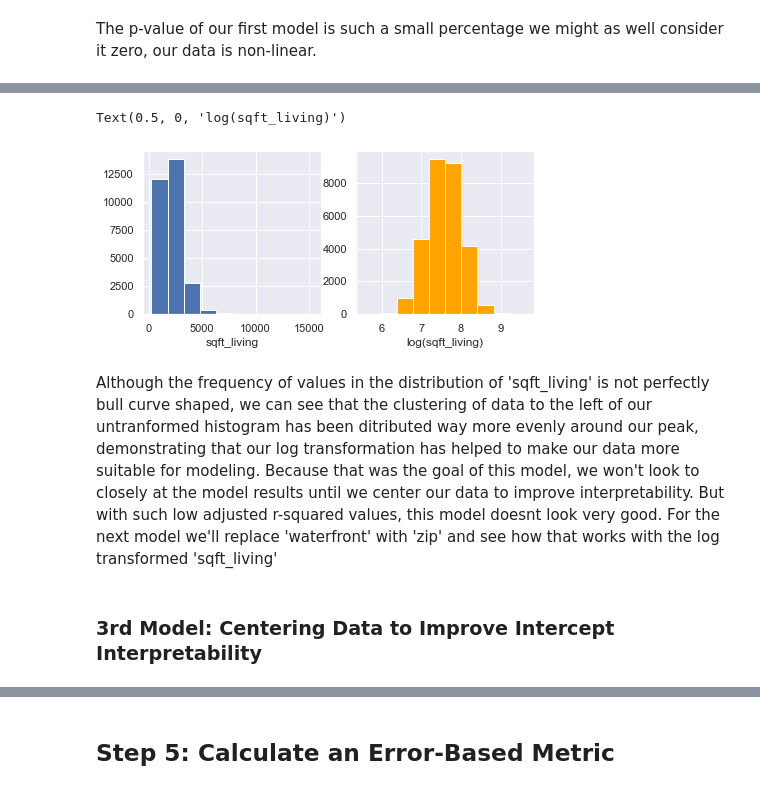
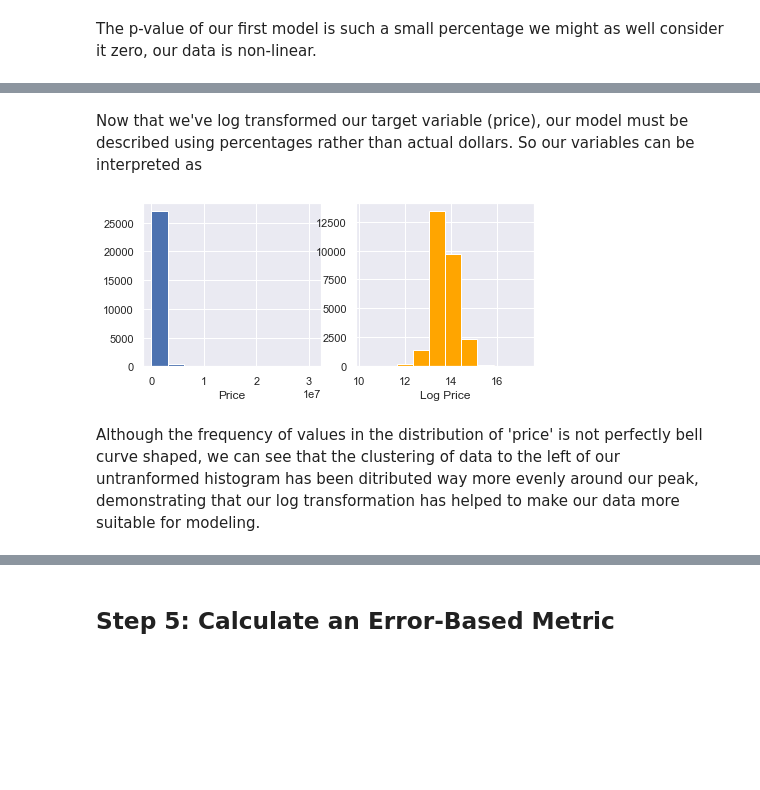
Before and after one commit to slowings/phase2-project, a Jupyter notebook: Final.ipynb, the cells around one changed output, grey strips where cells are left out. Saved outputs shown, nothing was run; the diff lists cells and outputs as text; code cells hidden in the pictures; blank space fills up the shorter version.

```diff
--- a/Final.ipynb
+++ b/Final.ipynb
@@ -251,5 +265,9 @@ df_filtered = df[(df["col"] < q_hi) & (df["col"] > q_low)]
+# %%
+q_low = df_kc['sqft_living'].quantile(0.03)
+
+q_high = df_kc['sqft_living'].quantile(0.97)
 # %%
-df_clean= df_kc[(df_kc['sqft_living']< 7658) & (df_kc['sqft_living']> 421)]
+df_clean= df_kc[(df_kc['sqft_living']< q_high) & (df_kc['sqft_living']> q_low)]
 # %%
 len(df_kc)-len(df_clean)
 # %% [output]
@@ -486,0 +513,3 @@ The p-value of our first model is such a small percentage we might as well consi
+# %%
+y_centered = y_raw.copy()
+X_centered = X_raw.copy()
@@ -494,8 +578,9 @@ X_sqft_log = X_raw.copy()
 X_sqft_log["log(sqft_living)"] = np.log(X_sqft_log["sqft_living"])
 X_sqft_log.drop(['sqft_living'], axis=1, inplace=True)
 # %%
-y_log = y_raw
-X_log_model = sm.OLS(y_log, sm.add_constant(X_sqft_log))
+y_log = np.log(y_centered)
+y_log.name = "log_SalePrice"
+X_log_model = sm.OLS(y_log, sm.add_constant(X_centered))
 X_log_results = X_log_model.fit()
 X_log_results.summary()
 # %% [output]
@@ -520,16 +617,15 @@ OLS Regression Results
 Notes:
 [1] Standard Errors assume that the covariance matrix of the errors is correctly specified.
+# %% [markdown]
+Now that we've log transformed our target variable (price), our model must be described using percentages rather than actual dollars.  So our variables can be interpreted as
 # %%
 # did our log model normalize the distribution of our 'sqft_living' data?
 fig, (ax1, ax2) = plt.subplots(ncols=2, figsize=(7,3))
-ax1.hist(X_raw["sqft_living"])
-ax1.set_xlabel("sqft_living")
-ax2.hist(X_sqft_log["log(sqft_living)"], color="orange")
-ax2.set_xlabel("log(sqft_living)")
+ax1.hist(y_raw)
+ax1.set_xlabel("Price")
+ax2.hist(y_log, color="orange")
+ax2.set_xlabel("Log Price");
 # %% [output]
-Text(0.5, 0, 'log(sqft_living)')
-[figure, old version]
+[figure, new version]
 # %% [markdown]
-Although the frequency of values in the distribution of 'sqft_living' is not perfectly bull curve shaped, we can see that the clustering of data to the left of our untranformed histogram has been ditributed way more evenly around our peak, demonstrating that our log transformation has helped to make our data more suitable for modeling.  Because that was the goal of this model, we won't look to closely at the model results until we center our data to improve interpretability.  But with such low adjusted r-squared values, this model doesnt look very good.  For the next model we'll replace 'waterfront' with 'zip' and see how that works with the log transformed 'sqft_living'
+Although the frequency of values in the distribution of 'price' is not perfectly bell curve shaped, we can see that the clustering of data to the left of our untranformed histogram has been ditributed way more evenly around our peak, demonstrating that our log transformation has helped to make our data more suitable for modeling.
-# %% [markdown]
-### 3rd Model:  Centering Data to Improve Intercept Interpretability
```
Also changed, not shown: parts of 78 cells of this notebook, 2 other files.
